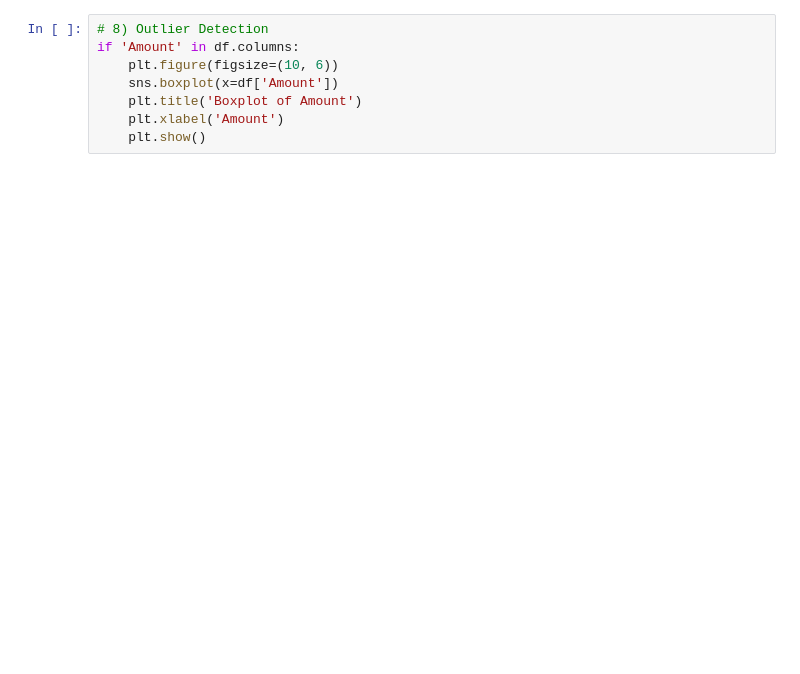
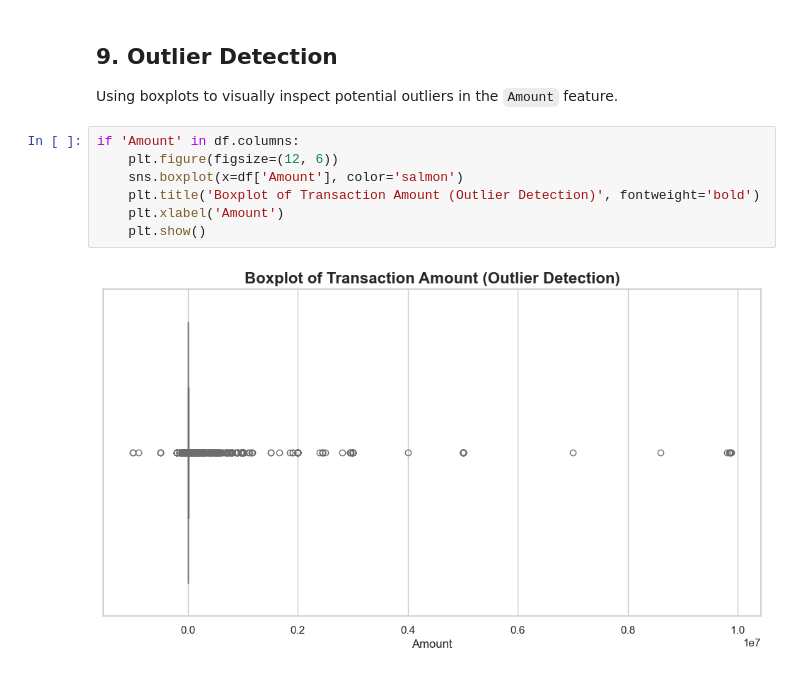
Before and after one commit to Miftah-Ebrahim/credit-risk-scoring-ml-pipeline, a Jupyter notebook: notebooks/eda.ipynb, the cells around one changed output. Cells and saved outputs as stored; diff of their text form; blank space fills up the shorter version.

```diff
--- a/notebooks/eda.ipynb
+++ b/notebooks/eda.ipynb
@@ -93,8 +173,12 @@ if not numeric_df.empty:
+# %% [markdown]
+## 9. Outlier Detection
+Using boxplots to visually inspect potential outliers in the `Amount` feature.
 # %%
-# 8) Outlier Detection
 if 'Amount' in df.columns:
-    plt.figure(figsize=(10, 6))
-    sns.boxplot(x=df['Amount'])
-    plt.title('Boxplot of Amount')
+    plt.figure(figsize=(12, 6))
+    sns.boxplot(x=df['Amount'], color='salmon')
+    plt.title('Boxplot of Transaction Amount (Outlier Detection)', fontweight='bold')
     plt.xlabel('Amount')
     plt.show()
+# %% [output]
+[figure, added]
```
Also changed, not shown: parts of 18 cells of this notebook.
